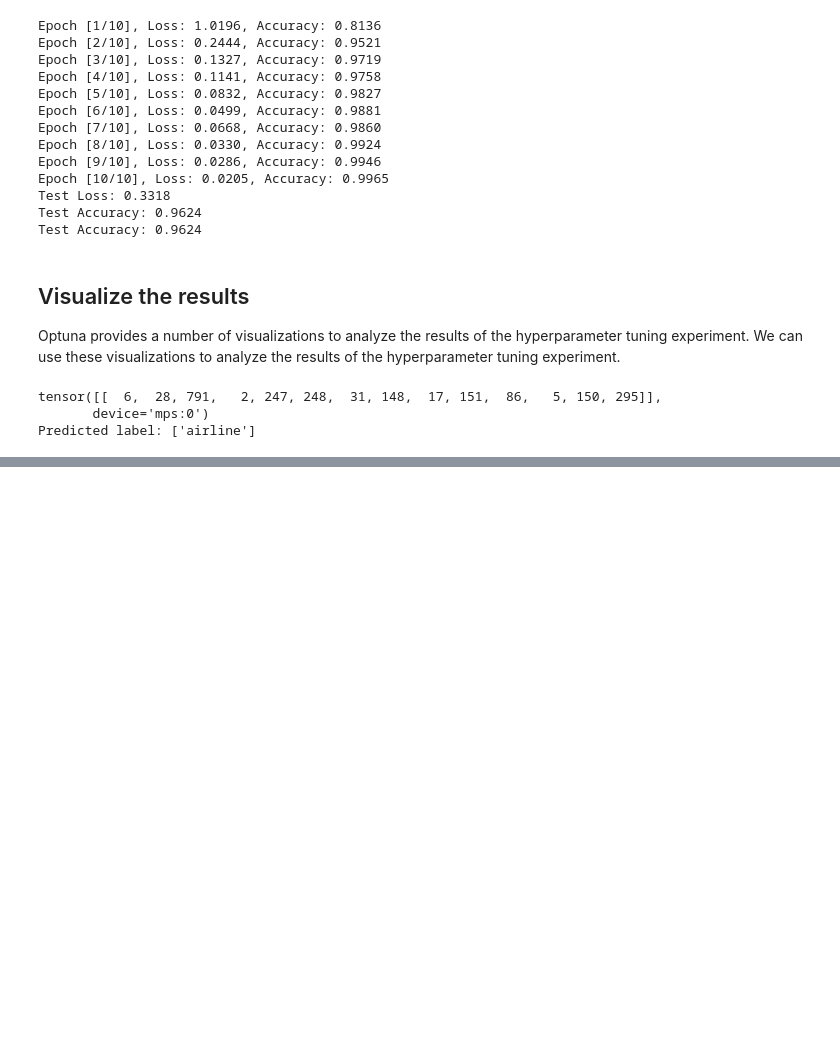
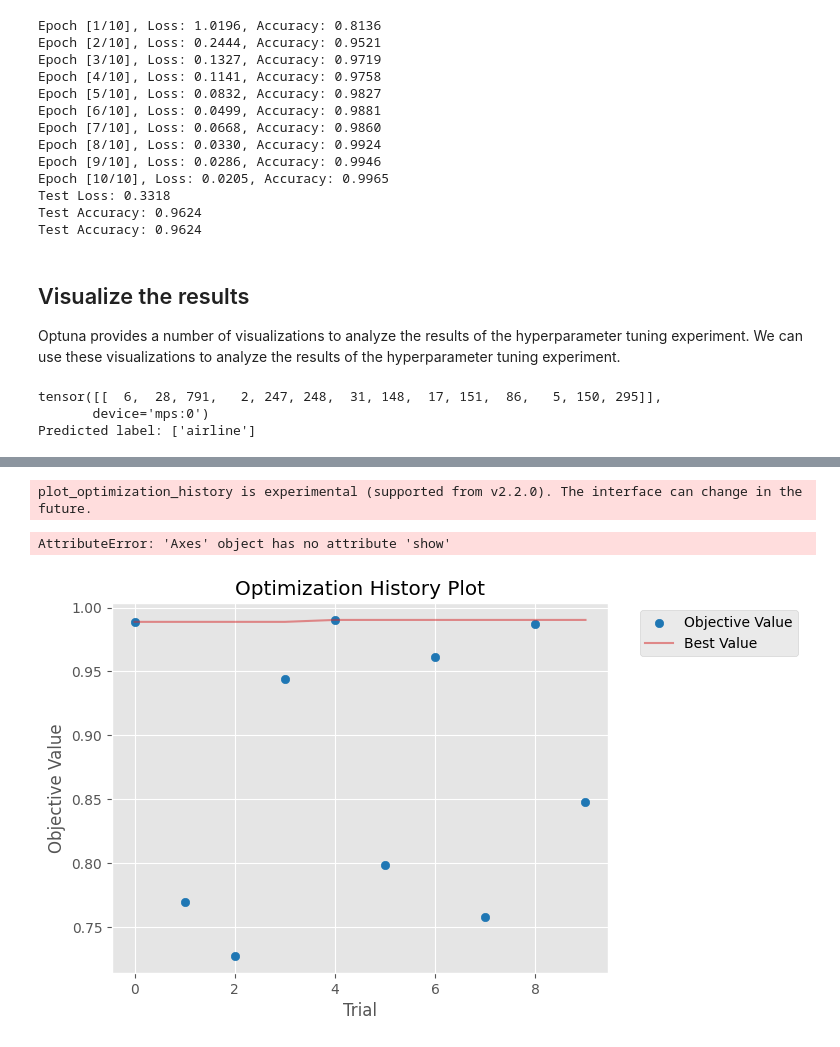
Before and after one commit to jawwada/Chatbot-Application, a Jupyter notebook: Hyperparameter Optimization.ipynb, the cells around one changed output, grey strips where cells are left out. Saved outputs shown, nothing was run; the diff lists cells and outputs as text; code cells hidden in the pictures; blank space fills up the shorter version.

Commit message:
Optuna Hyperparameter optimization with visualization

```diff
--- a/Hyperparameter Optimization.ipynb
+++ b/Hyperparameter Optimization.ipynb
@@ -244,6 +244,7 @@ tensor([[  6,  28, 791,   2, 247, 248,  31, 148,  17, 151,  86,   5, 150, 295]],
 Predicted label: ['airline']
 # %%
 # Visualize the optimization history
-fig = plot_optimization_history(study)
+import optuna
+fig = optuna.visualization.matplotlib.plot_optimization_history(study)
 fig.show()
 # %% [output]
@@ -252 +251,4 @@ fig.show()
+plot_optimization_history is experimental (supported from v2.2.0). The interface can change in the future.
+AttributeError: 'Axes' object has no attribute 'show'
+[figure, added]
 # %%
```
Also changed, not shown: parts of 3 cells of this notebook.
